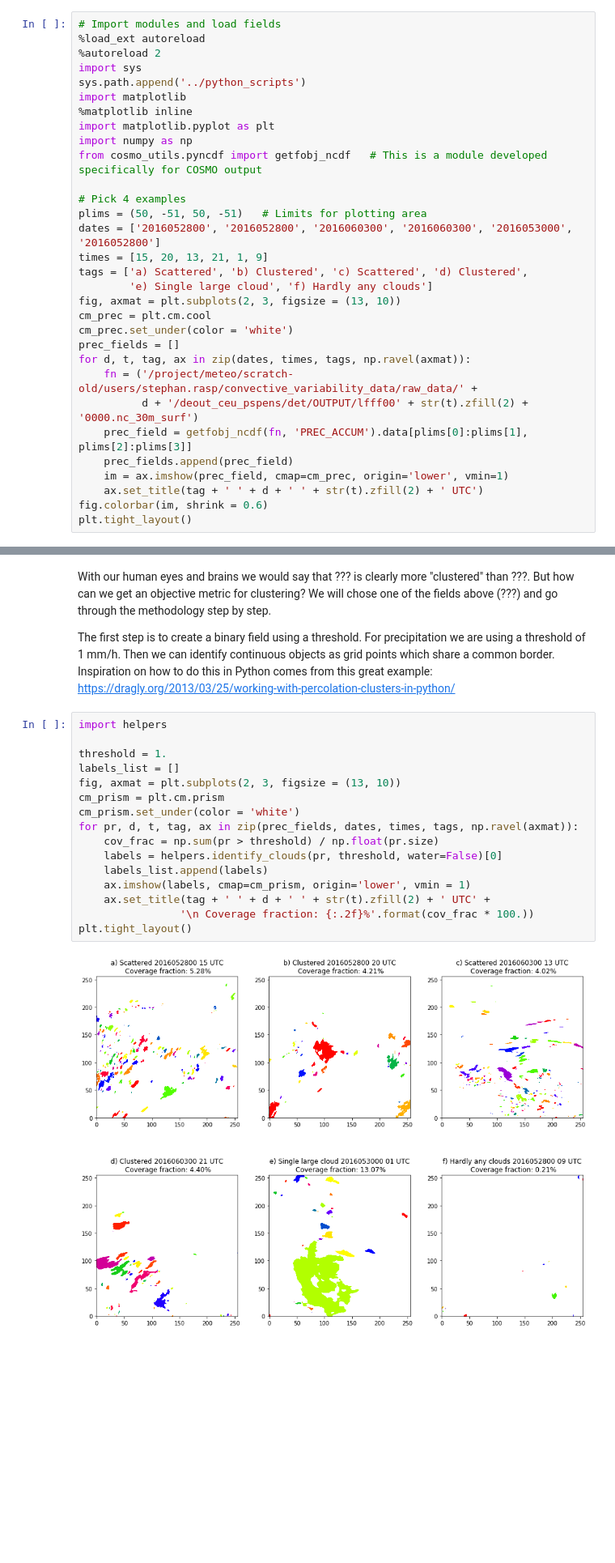
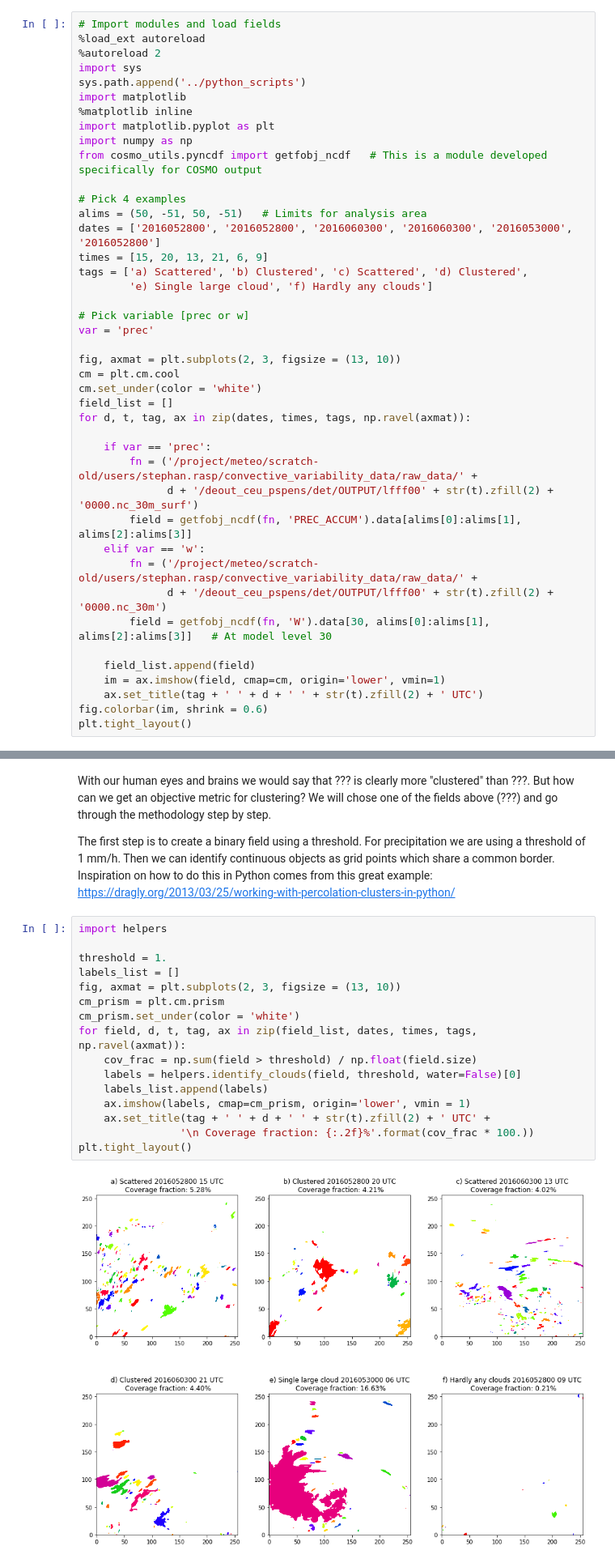
Before and after one commit to raspstephan/convective_variability_analysis, a Jupyter notebook: jupyter_notebooks/clustering_rdf.ipynb, the cells around one changed output, grey strips where cells are left out. Shown: that part at 81% size. Saved outputs shown, nothing was run; the diff lists cells and outputs as text; blank space fills up the shorter version.

```diff
--- a/jupyter_notebooks/clustering_rdf.ipynb
+++ b/jupyter_notebooks/clustering_rdf.ipynb
@@ -34,21 +34,32 @@ import numpy as np
 from cosmo_utils.pyncdf import getfobj_ncdf   # This is a module developed specifically for COSMO output
 
 # Pick 4 examples
-plims = (50, -51, 50, -51)   # Limits for plotting area
+alims = (50, -51, 50, -51)   # Limits for analysis area
 dates = ['2016052800', '2016052800', '2016060300', '2016060300', '2016053000', '2016052800']
-times = [15, 20, 13, 21, 1, 9]
+times = [15, 20, 13, 21, 6, 9]
 tags = ['a) Scattered', 'b) Clustered', 'c) Scattered', 'd) Clustered',
         'e) Single large cloud', 'f) Hardly any clouds']
+
+# Pick variable [prec or w]
+var = 'prec'
+
 fig, axmat = plt.subplots(2, 3, figsize = (13, 10))
-cm_prec = plt.cm.cool
-cm_prec.set_under(color = 'white')
-prec_fields = []
+cm = plt.cm.cool
+cm.set_under(color = 'white')
+field_list = []
 for d, t, tag, ax in zip(dates, times, tags, np.ravel(axmat)):
-    fn = ('/project/meteo/scratch-old/users/stephan.rasp/convective_variability_data/raw_data/' +
-          d + '/deout_ceu_pspens/det/OUTPUT/lfff00' + str(t).zfill(2) + '0000.nc_30m_surf')
-    prec_field = getfobj_ncdf(fn, 'PREC_ACCUM').data[plims[0]:plims[1], plims[2]:plims[3]]
-    prec_fields.append(prec_field)
-    im = ax.imshow(prec_field, cmap=cm_prec, origin='lower', vmin=1)
+
+    if var == 'prec':
+        fn = ('/project/meteo/scratch-old/users/stephan.rasp/convective_variability_data/raw_data/' +
+              d + '/deout_ceu_pspens/det/OUTPUT/lfff00' + str(t).zfill(2) + '0000.nc_30m_surf')
+        field = getfobj_ncdf(fn, 'PREC_ACCUM').data[alims[0]:alims[1], alims[2]:alims[3]]
+    elif var == 'w':
+        fn = ('/project/meteo/scratch-old/users/stephan.rasp/convective_variability_data/raw_data/' +
+              d + '/deout_ceu_pspens/det/OUTPUT/lfff00' + str(t).zfill(2) + '0000.nc_30m')
+        field = getfobj_ncdf(fn, 'W').data[30, alims[0]:alims[1], alims[2]:alims[3]]   # At model level 30
+
+    field_list.append(field)
+    im = ax.imshow(field, cmap=cm, origin='lower', vmin=1)
     ax.set_title(tag + ' ' + d + ' ' + str(t).zfill(2) + ' UTC')
 fig.colorbar(im, shrink = 0.6)
 plt.tight_layout()
@@ -63,21 +74,21 @@ The first step is to create a binary field using a threshold. For precipitation
 # %%
 import helpers
 
 threshold = 1.
 labels_list = []
 fig, axmat = plt.subplots(2, 3, figsize = (13, 10))
 cm_prism = plt.cm.prism
 cm_prism.set_under(color = 'white')
-for pr, d, t, tag, ax in zip(prec_fields, dates, times, tags, np.ravel(axmat)):
-    cov_frac = np.sum(pr > threshold) / np.float(pr.size)
-    labels = helpers.identify_clouds(pr, threshold, water=False)[0]
+for field, d, t, tag, ax in zip(field_list, dates, times, tags, np.ravel(axmat)):
+    cov_frac = np.sum(field > threshold) / np.float(field.size)
+    labels = helpers.identify_clouds(field, threshold, water=False)[0]
     labels_list.append(labels)
     ax.imshow(labels, cmap=cm_prism, origin='lower', vmin = 1)
     ax.set_title(tag + ' ' + d + ' ' + str(t).zfill(2) + ' UTC' +
                 '\n Coverage fraction: {:.2f}%'.format(cov_frac * 100.))
 plt.tight_layout()
 # %% [output]
-[figure, old version]
+[figure, new version]
 # %% [markdown]
 Each identified "object" is now shown with a different color. We can see that many of the objects are rather large and seem to contain more than one "cloud".
 
```
Also changed, not shown: parts of 7 cells of this notebook, 2 other files.
